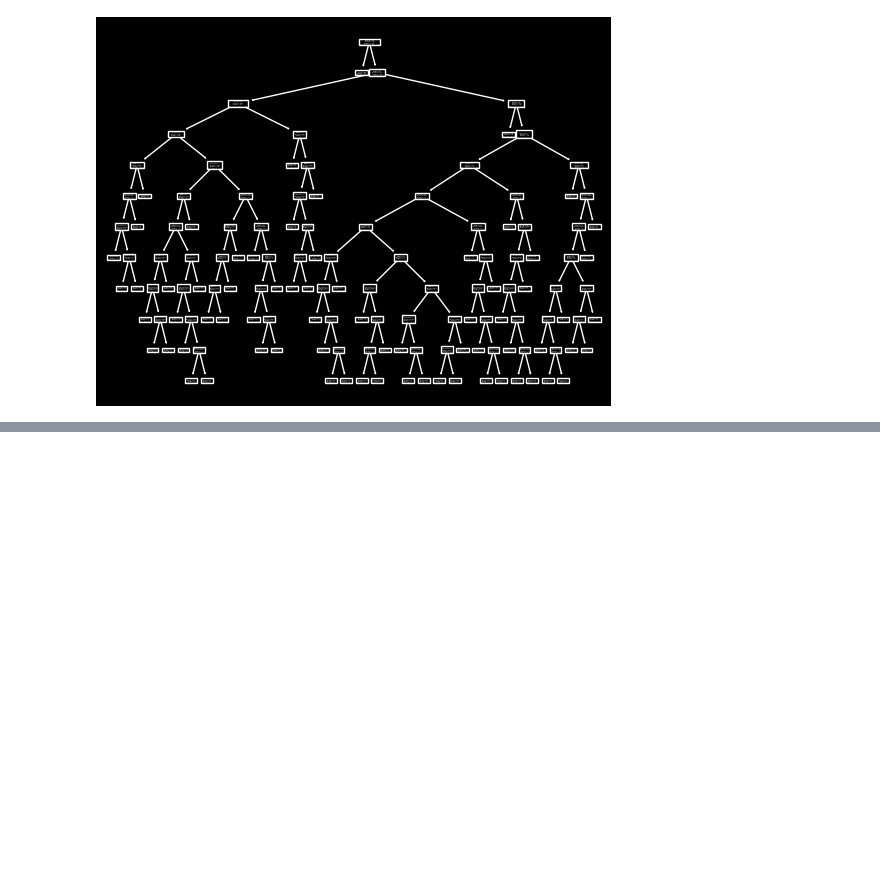
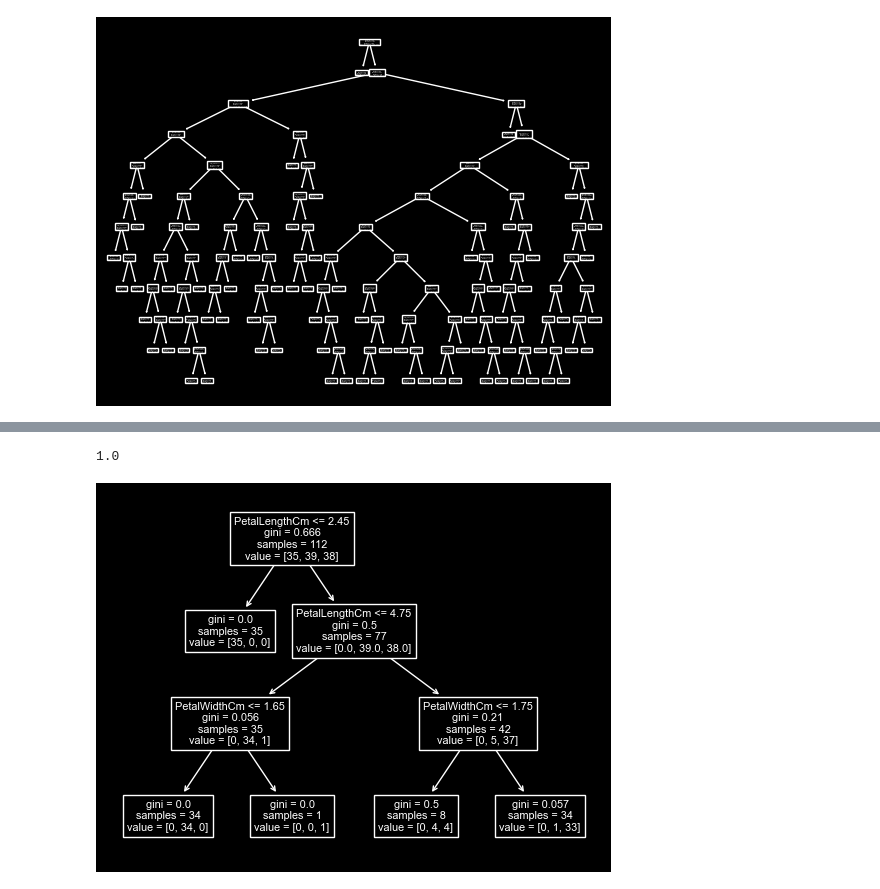
Before and after one commit to Ahmet-Ruchan/ML-Core, a Jupyter notebook: Core/Machine Learning/Supervised Learning/Classification/Decision Trees/Decision_Tree_Classifier.ipynb, the cells around one changed output, grey strips where cells are left out. Saved outputs shown, nothing was run; the diff lists cells and outputs as text; code cells hidden in the pictures; blank space fills up the shorter version.

```diff
--- a/Core/Machine Learning/Supervised Learning/Classification/Decision Trees/Decision_Tree_Classifier.ipynb
+++ b/Core/Machine Learning/Supervised Learning/Classification/Decision Trees/Decision_Tree_Classifier.ipynb
@@ -358,0 +396,9 @@ plot_tree(tree_new.fit(X_train_transformed, y_train), feature_names=columns_name
+# %%
+#tree_model = DecisionTreeClassifier(ccp_alpha=0.1)  # Bu da kullanılabilir
+tree_model = DecisionTreeClassifier(max_depth=3) # Ağacın max dallanmasını 3 adım olarak koyduk
+tree_model.fit(X_train, y_train)
+plot_tree(tree_model.fit(X_train, y_train), feature_names=X_train.columns, filled=False)
+tree_model.score(X_test, y_test)
+# %% [output]
+1.0
+[figure, added]
```
Also changed, not shown: parts of 8 cells of this notebook.
